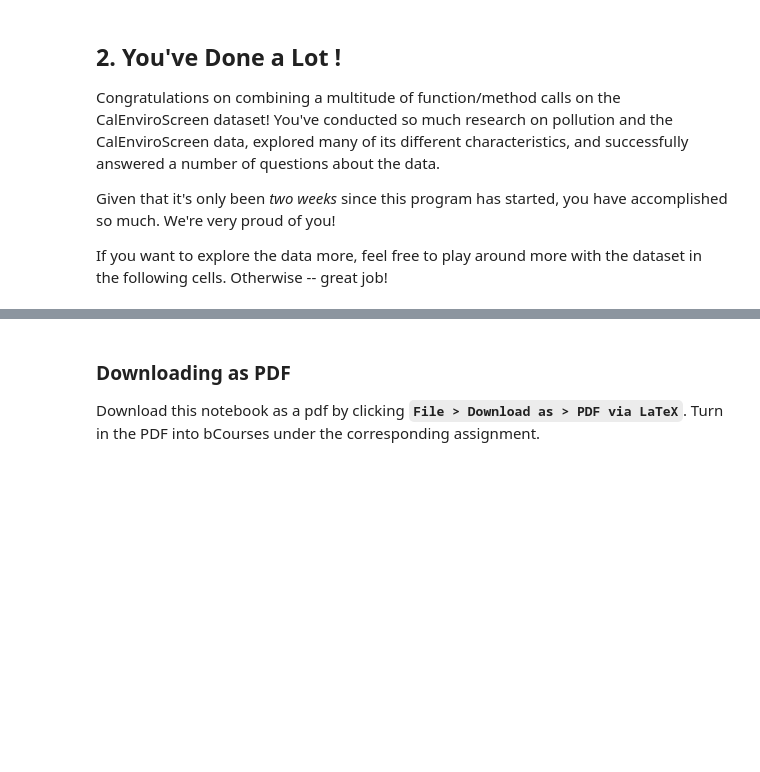
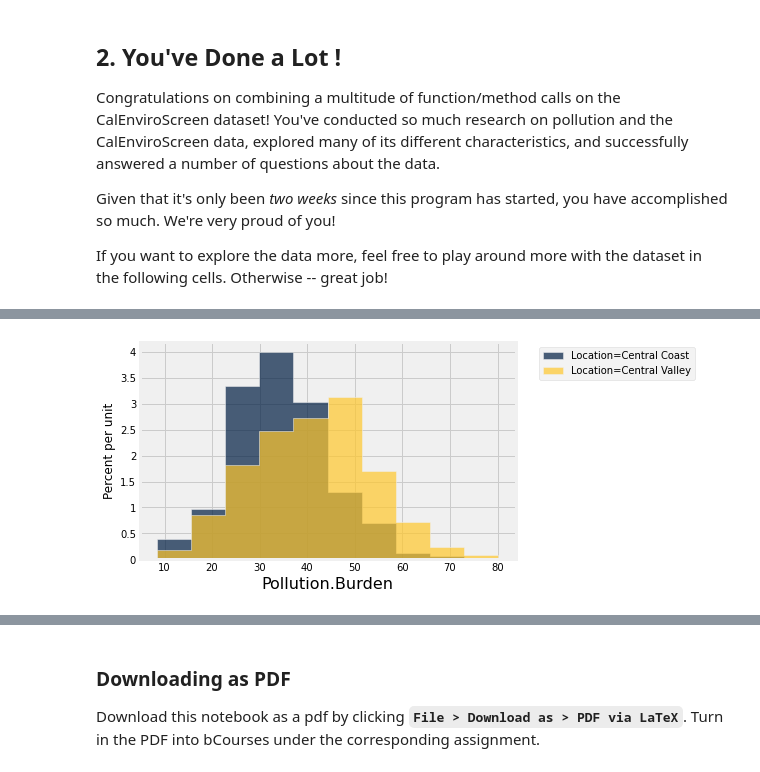
Before and after one commit to ds-modules/BUDS-SU22, a Jupyter notebook: Solutions/9.5_SOL_Putting-It-All-Together.ipynb, the cells around one changed output, grey strips where cells are left out. Cells and saved outputs as stored; diff of their text form; code cells hidden in the pictures; blank space fills up the shorter version.

```diff
--- a/Solutions/9.5_SOL_Putting-It-All-Together.ipynb
+++ b/Solutions/9.5_SOL_Putting-It-All-Together.ipynb
@@ -206,0 +213,6 @@ If you want to explore the data more, feel free to play around more with the dat
+# %%
+# look at / double-check pollution burden
+# it seems like pesticides are not at play
+central.hist("Pollution.Burden", group="Location")
+# %% [output]
+[figure, added]
```
Also changed, not shown: parts of 6 cells of this notebook, 2 other files.
